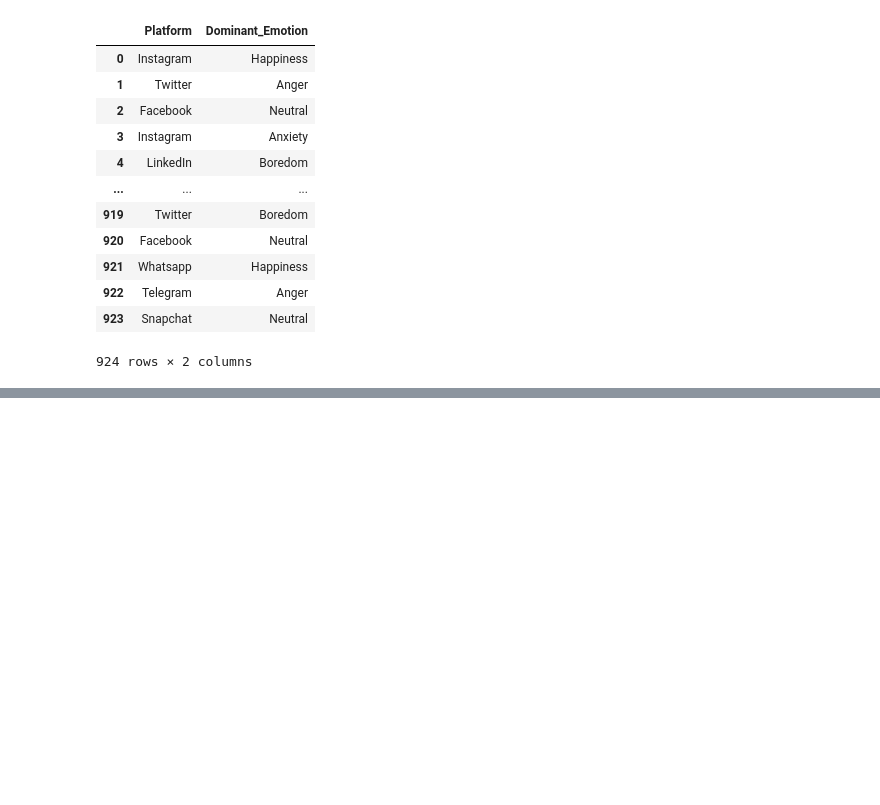
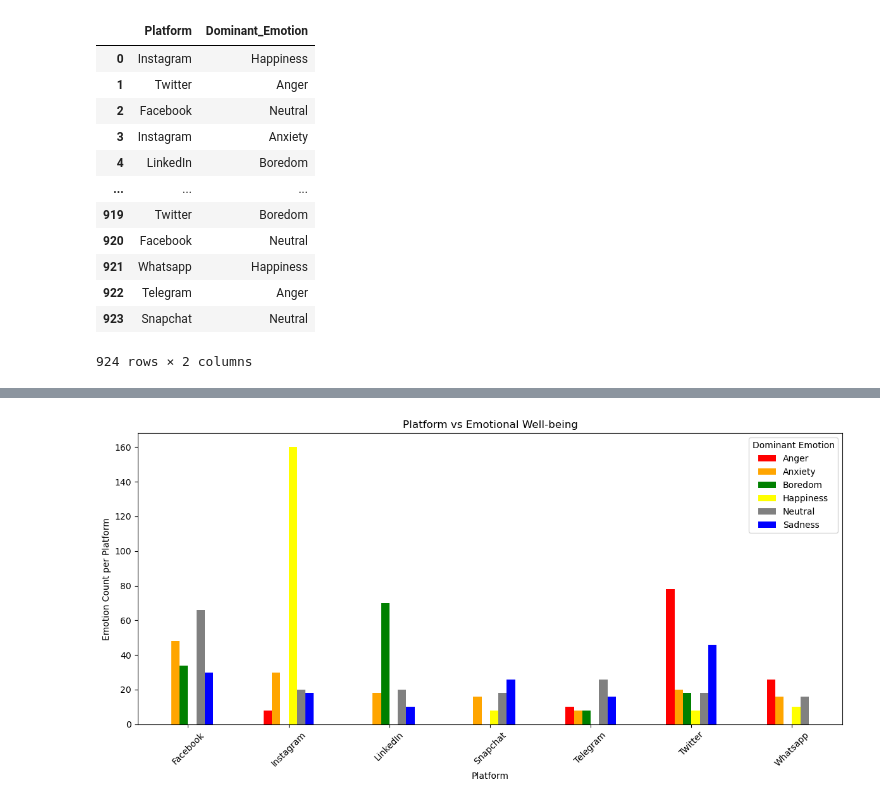
Before and after one commit to cindyd97/Analyzing-Social-Media-And-Emotions, a Jupyter notebook: Jennifer's_work/analysis.ipynb, the cells around one changed output, grey strips where cells are left out. Cells and saved outputs as stored; diff of their text form; code cells hidden in the pictures; blank space fills up the shorter version.

```diff
--- a/Jennifer's_work/analysis.ipynb
+++ b/Jennifer's_work/analysis.ipynb
@@ -259,0 +284,22 @@ ques_11
+# %%
+
+
+# Group data and pivot to get a count of each emotion for each platform
+platform_emotion_counts = ques_11.groupby(['Platform', 'Dominant_Emotion']).size().unstack(fill_value=0)
+
+# Generate a list of colors in the order of the emotions
+colors = [emotion_colors[emotion] for emotion in platform_emotion_counts.columns]
+
+# Plot the data as a grouped bar chart with custom colors
+platform_emotion_counts.plot(kind='bar', figsize=(12, 6), color=colors)
+
+# Add titles and labels
+plt.title('Platform vs Emotional Well-being')
+plt.xlabel('Platform')
+plt.ylabel('Emotion Count per Platform')
+plt.legend(title='Dominant Emotion', loc='upper right')
+plt.xticks(rotation=45)
+plt.tight_layout()
+plt.show()
+# %% [output]
+[figure, added]
```
Also changed, not shown: parts of 6 cells of this notebook.
